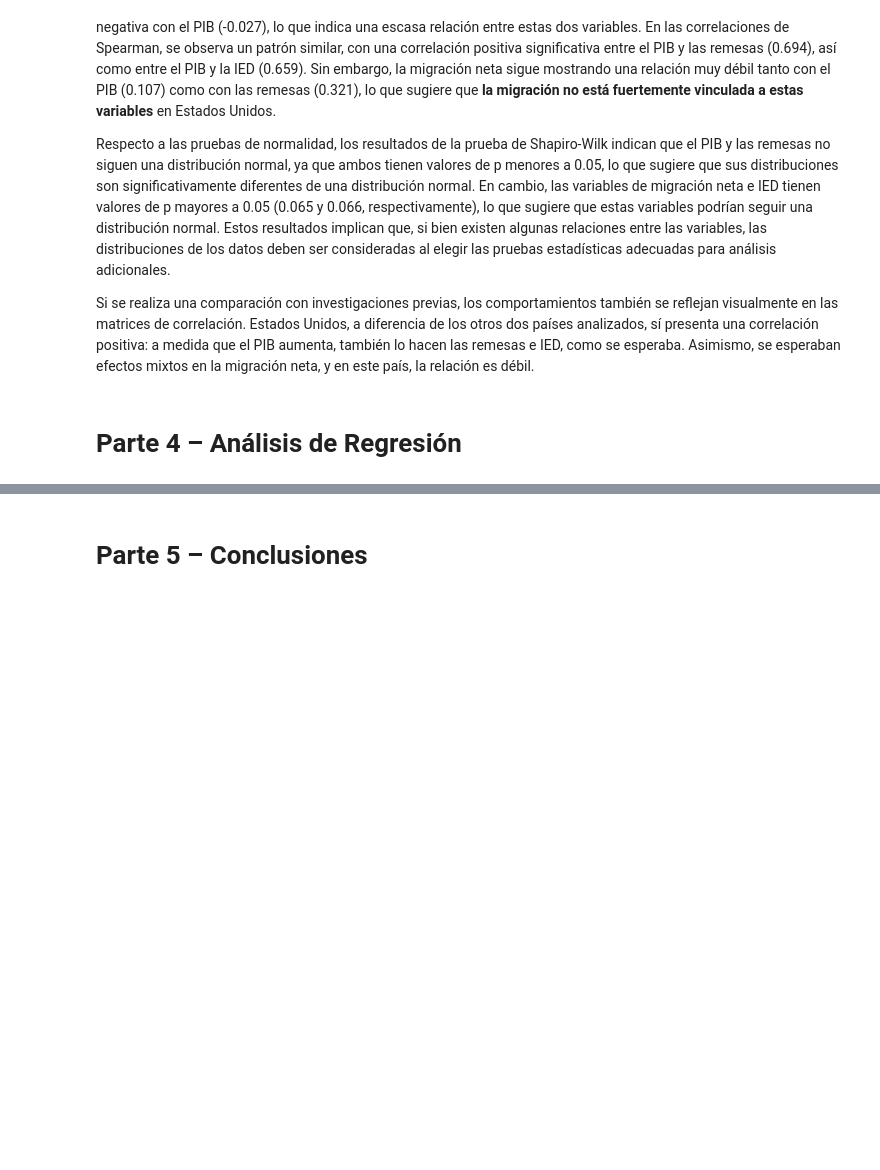
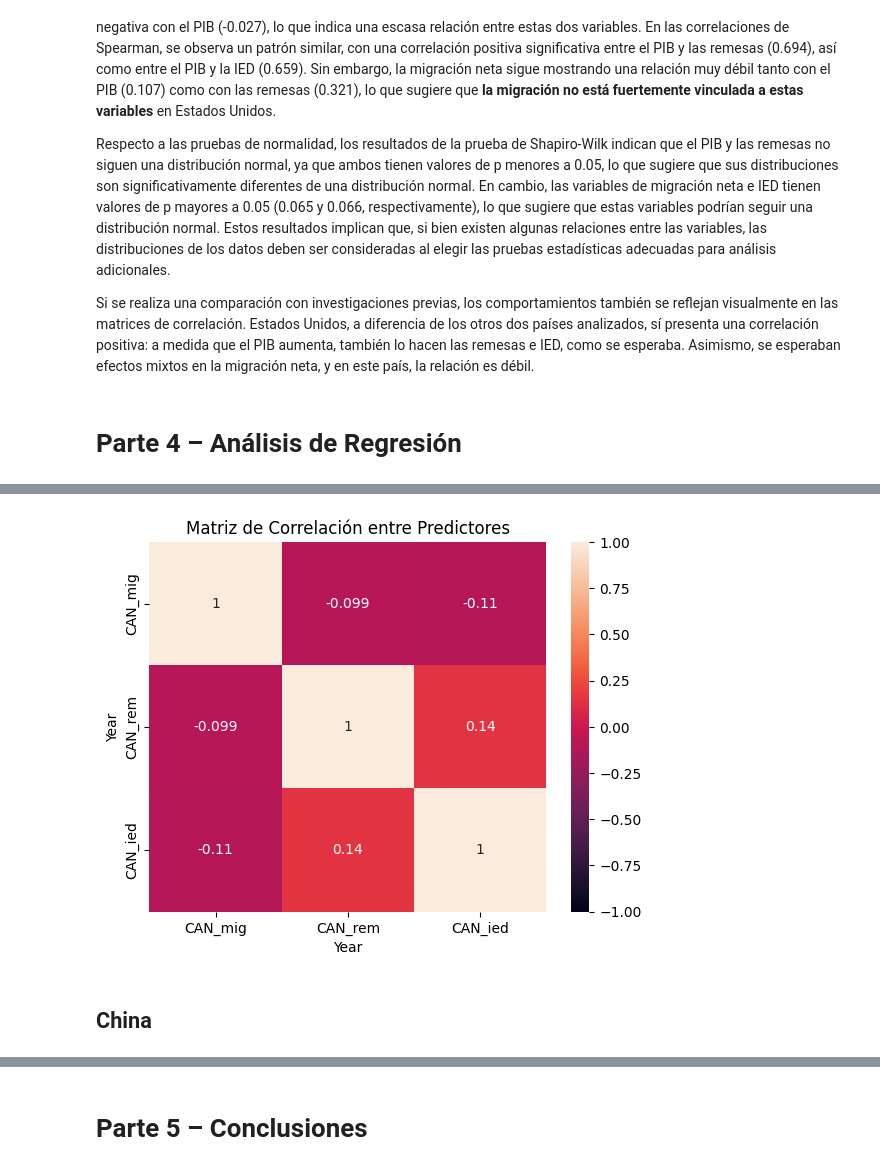
Before and after one commit to Maquililo/prueba-reclutamiento-python, a Jupyter notebook: notebook.ipynb, the cells around one changed output, grey strips where cells are left out. Cells and saved outputs as stored; diff of their text form; code cells hidden in the pictures; blank space fills up the shorter version.

```diff
--- a/notebook.ipynb
+++ b/notebook.ipynb
@@ -758,0 +868,9 @@ Si se realiza una comparación con investigaciones previas, los comportamientos
+# %%
+pred_corr_matrix = can.iloc[:, 1:].corr()
+sns.heatmap(pred_corr_matrix, annot = True, vmin = -1, vmax = 1)
+plt.title('Matriz de Correlación entre Predictores')
+plt.show()
+# %% [output]
+[figure, added]
+# %% [markdown]
+## China
```
Also changed, not shown: parts of 36 cells of this notebook.
